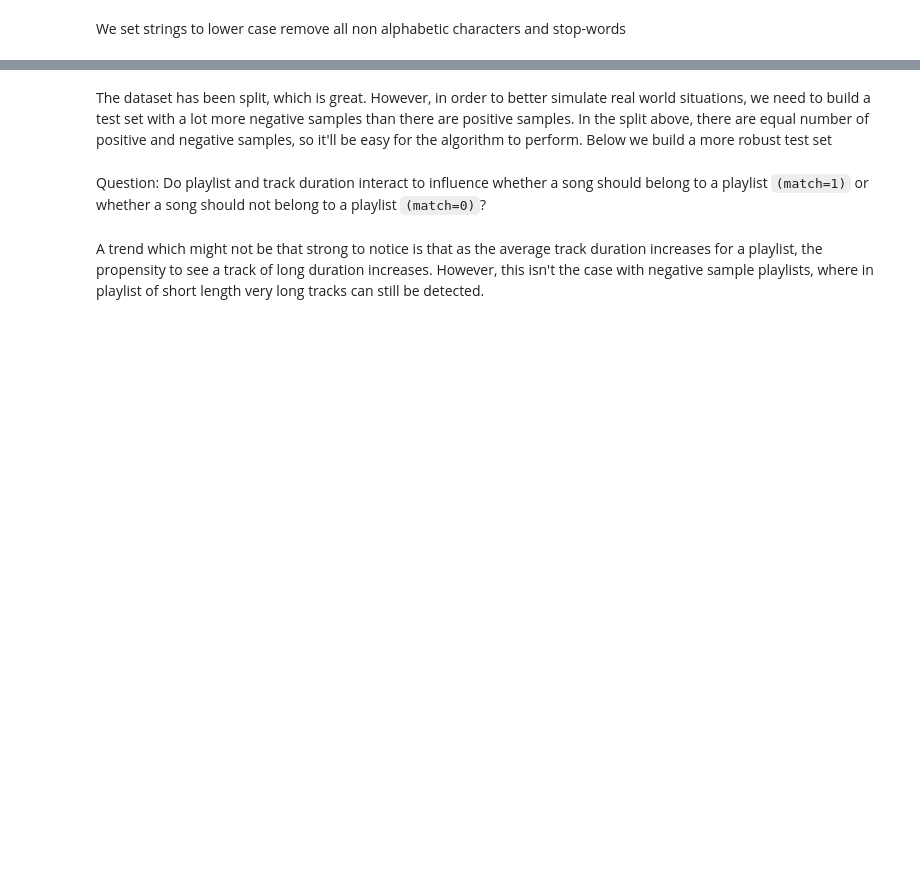
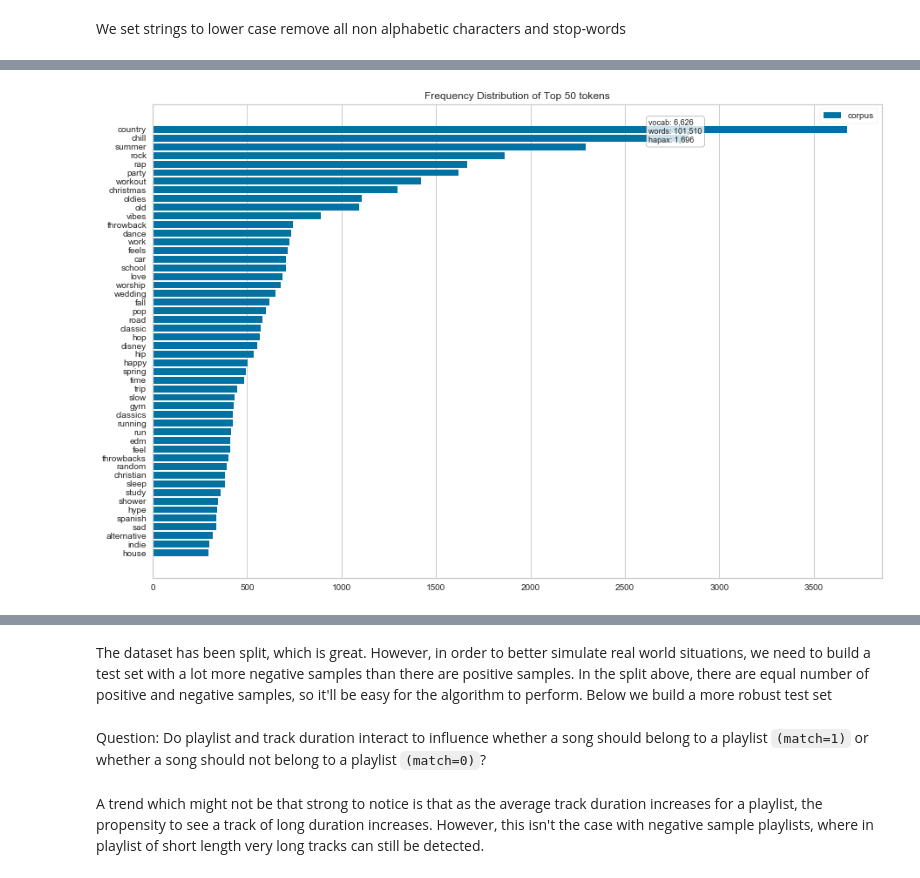
Before and after one commit to tralpha/spotify-project, a Jupyter notebook: DataLoader.ipynb, the cells around one changed output, grey strips where cells are left out. Saved outputs shown, nothing was run; the diff lists cells and outputs as text; code cells hidden in the pictures; blank space fills up the shorter version.

Commit message:
Added more words in chart

```diff
--- a/DataLoader.ipynb
+++ b/DataLoader.ipynb
@@ -216,11 +244,13 @@ playlist_df['playlist_name_frequency'] = list(dt_mat_name.toarray())
 # %%
 #pip install yellowbrick
 from yellowbrick.text import FreqDistVisualizer
 
-plt.figure(figsize=(15,10))
-visualizer = FreqDistVisualizer(features = cv_name.get_feature_names())
+plt.figure(figsize=(15,20))
+visualizer = FreqDistVisualizer(n=100, features = cv_name.get_feature_names())
 visualizer.fit(dt_mat_name)
 visualizer.poof()
+# %% [output]
+[figure, added]
 # %%
 from yellowbrick.text import FreqDistVisualizer
 
```
Also changed, not shown: parts of 11 cells of this notebook.
